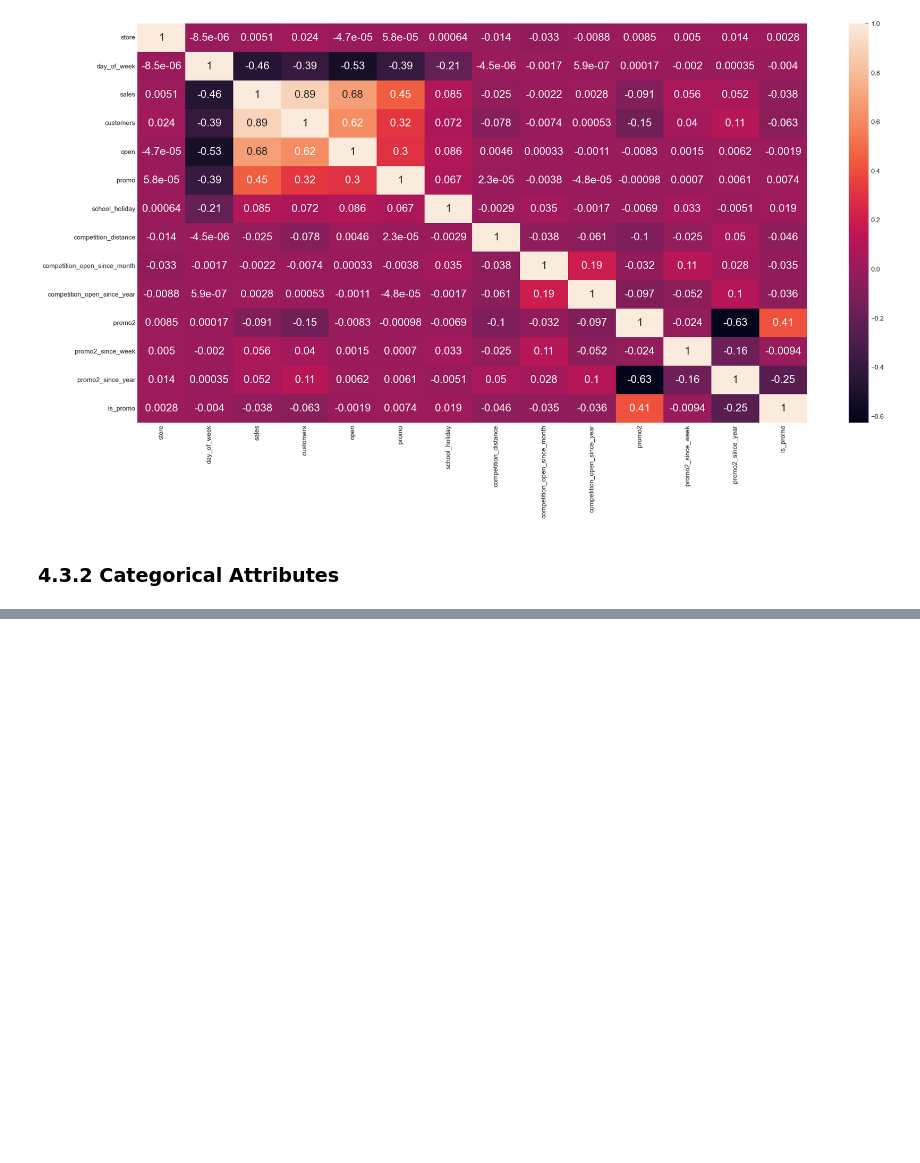
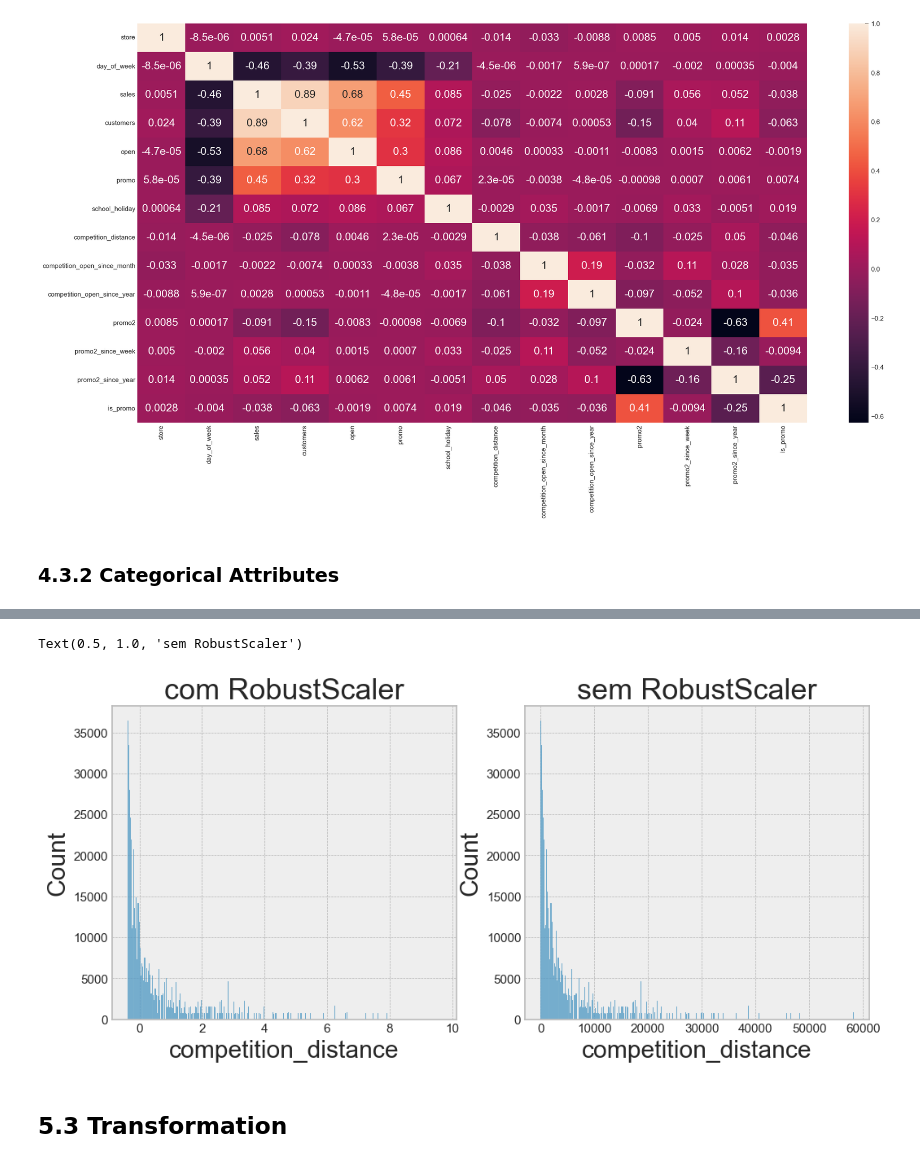
Before and after one commit to wesleymartins95/Rossman_insights, a Jupyter notebook: store_sales_prediction.ipynb, the cells around one changed output, grey strips where cells are left out. Drawn from its saved outputs; the diff is of its cells as text; code cells hidden in the pictures; blank space fills up the shorter version.

```diff
--- a/store_sales_prediction.ipynb
+++ b/store_sales_prediction.ipynb
@@ -680,0 +716,28 @@ sns.heatmap(d,annot=True)
+# %%
+#instanciando Robust Scaller e Min Max Scaller:
+rs = RobustScaler()
+mms = MinMaxScaler()
+
+#função fit_transform encontra os quartis 1 e 3 da coluna e aplica a formula ( Xi–Q2(x) ) / ( Q3(x) – Q1(x) ).
+
+df5['competition_distance'] = rs.fit_transform(df5[['competition_distance']].values) # 2 colchetes .values para pegar todos os valores da coluna
+df5['competition_time_month'] = rs.fit_transform(df5[['competition_time_month']].values)
+
+#função fit_transform encontra os valores Maximo e minimo e aplica formula (x -xmin) / (xmax -xmin)
+df5['year'] = mms.fit_transform(df5[['year']].values )
+df5['promo_time_week'] = mms.fit_transform(df5[['promo_time_week']].values)
+# %%
+plt.subplots(figsize= (12, 5))
+
+plt.subplot(1,2,1)
+sns.histplot(df5['competition_distance']);
+plt.title('com RobustScaler')
+
+plt.subplot(1,2,2)
+sns.histplot(df4['competition_distance']);
+plt.title('sem RobustScaler');
+# %% [output]
+Text(0.5, 1.0, 'sem RobustScaler')
+[figure, added]
+# %% [markdown]
+## 5.3 Transformation
```
Also changed, not shown: parts of 15 cells of this notebook.
